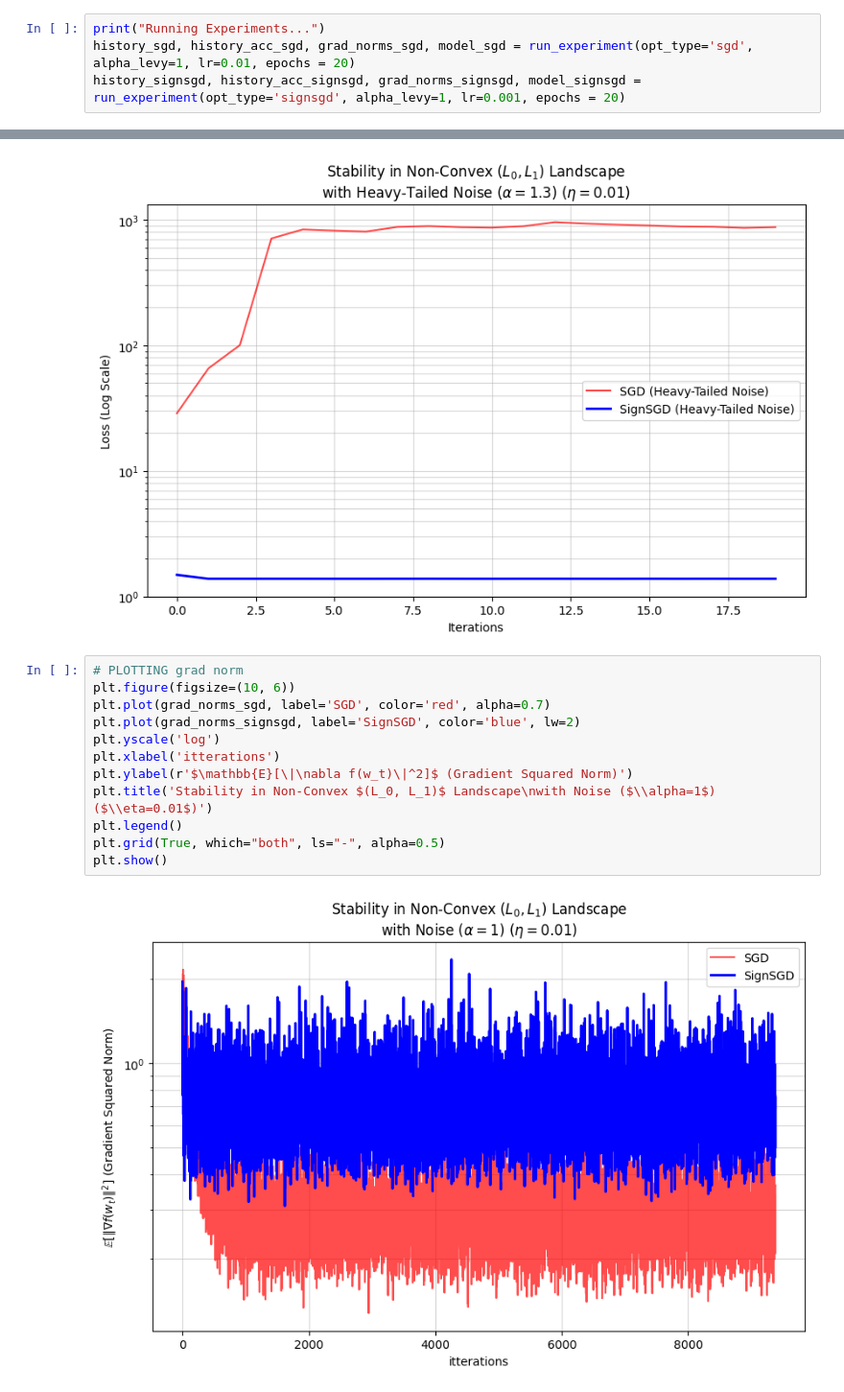
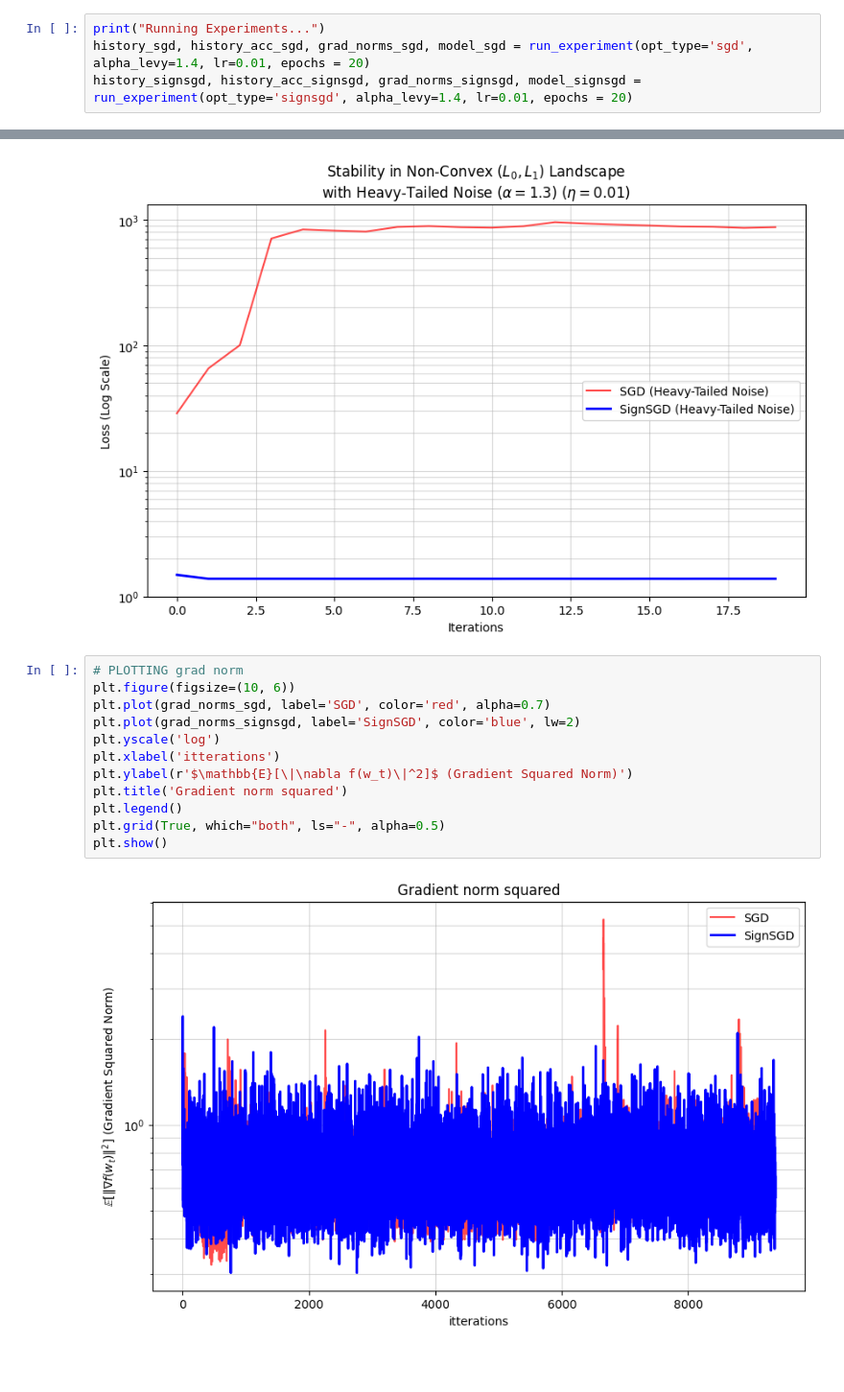
Before and after one commit to sj-rai/stochastic-optimization-co, a Jupyter notebook: experiments_mnist.ipynb, the cells around one changed output, grey strips where cells are left out. Shown at 96% size. Saved outputs shown, nothing was run; the diff lists cells and outputs as text; blank space fills up the shorter version.

```diff
--- a/experiments_mnist.ipynb
+++ b/experiments_mnist.ipynb
@@ -256,7 +257,7 @@ Test Accuracy (signsgd) epoch 18: 74.89%
 Test Accuracy (signsgd) epoch 19: 82.20%
 # %%
 print("Running Experiments...")
-history_sgd, history_acc_sgd, grad_norms_sgd, model_sgd = run_experiment(opt_type='sgd', alpha_levy=1, lr=0.01, epochs = 20)
-history_signsgd, history_acc_signsgd, grad_norms_signsgd, model_signsgd = run_experiment(opt_type='signsgd', alpha_levy=1, lr=0.001, epochs = 20)
+history_sgd, history_acc_sgd, grad_norms_sgd, model_sgd = run_experiment(opt_type='sgd', alpha_levy=1.4, lr=0.01, epochs = 20)
+history_signsgd, history_acc_signsgd, grad_norms_signsgd, model_signsgd = run_experiment(opt_type='signsgd', alpha_levy=1.4, lr=0.01, epochs = 20)
 # %% [output]
 Running Experiments...
@@ -297,14 +302,14 @@ plt.show()
 # %%
 # PLOTTING grad norm
 plt.figure(figsize=(10, 6))
 plt.plot(grad_norms_sgd, label='SGD', color='red', alpha=0.7)
 plt.plot(grad_norms_signsgd, label='SignSGD', color='blue', lw=2)
 plt.yscale('log')
 plt.xlabel('itterations')
 plt.ylabel(r'$\mathbb{E}[\|\nabla f(w_t)\|^2]$ (Gradient Squared Norm)')
-plt.title('Stability in Non-Convex $(L_0, L_1)$ Landscape\nwith Noise ($\\alpha=1$) ($\\eta=0.01$)')
+plt.title('Gradient norm squared')
 plt.legend()
 plt.grid(True, which="both", ls="-", alpha=0.5)
 plt.show()
 # %% [output]
-[figure, old version]
+[figure, new version]
```
Also changed, not shown: parts of 5 cells of this notebook, 1 other file.
